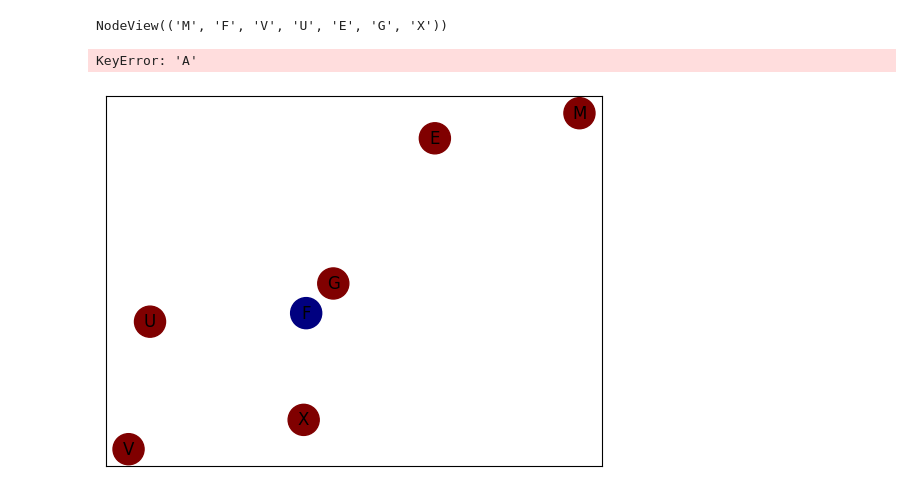
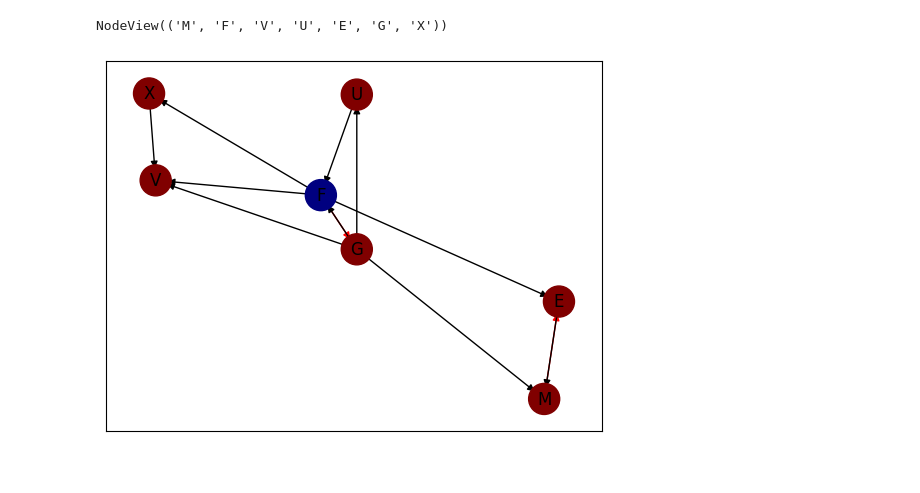
Before and after one commit to cnkumar20/LeetCode, a Jupyter notebook: Graph_learnings.ipynb, the cells around one changed output. Drawn from its saved outputs; the diff is of its cells as text; code cells hidden in the pictures.

Commit message:
graph

```diff
--- a/Graph_learnings.ipynb
+++ b/Graph_learnings.ipynb
@@ -202,21 +202,20 @@ NodeView(('M', 'F', 'V', 'U', 'E', 'G', 'X'))
 # %%
 import matplotlib.pyplot as plt
 val_map = {'A': 1.0,
            'I': 0.5714285714285714,
            'F': 0.0}
-red_edges = [('X', 'F'), ('A', 'D')]
+red_edges = [('M', 'E'), ('F', 'G')]
 black_edges = [edge for edge in graph.edges() if edge not in red_edges]
 values = [val_map.get(node, 0.25) for node in graph.nodes()]
 pos = nw.spring_layout(graph)
 nw.draw_networkx_nodes(graph, pos, cmap=plt.get_cmap('jet'),
                        node_color = values, node_size = 500)
 nw.draw_networkx_labels(graph, pos)
 nw.draw_networkx_edges(graph, pos, edgelist=red_edges, edge_color='r', arrows=True)
 nw.draw_networkx_edges(graph, pos, edgelist=black_edges, arrows=True)
 plt.show('jet')
 # %% [output]
-KeyError: 'A'
-[figure, old version]
+[figure, new version]
 # %%
 #time to solve graph problems
 # find distance between two arbitary nodes
```
Also changed, not shown: parts of 2 cells of this notebook.
